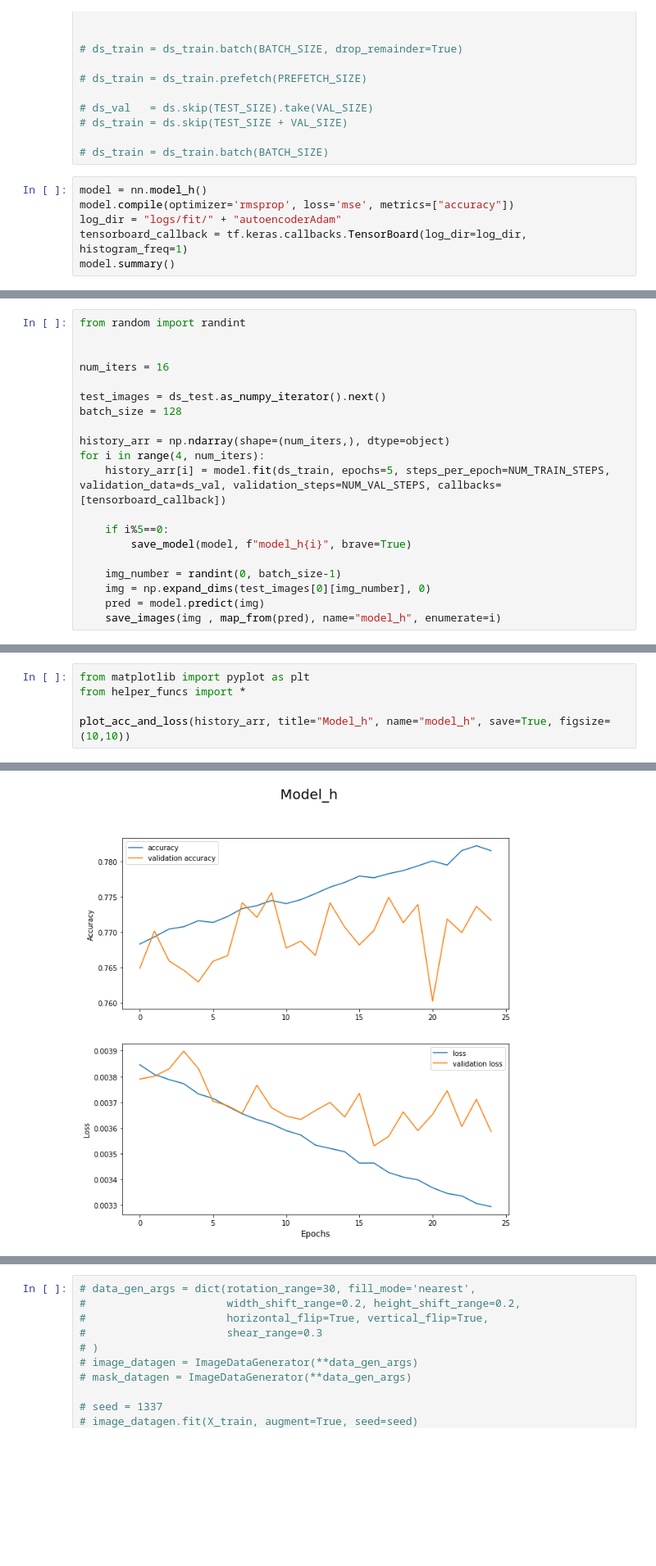
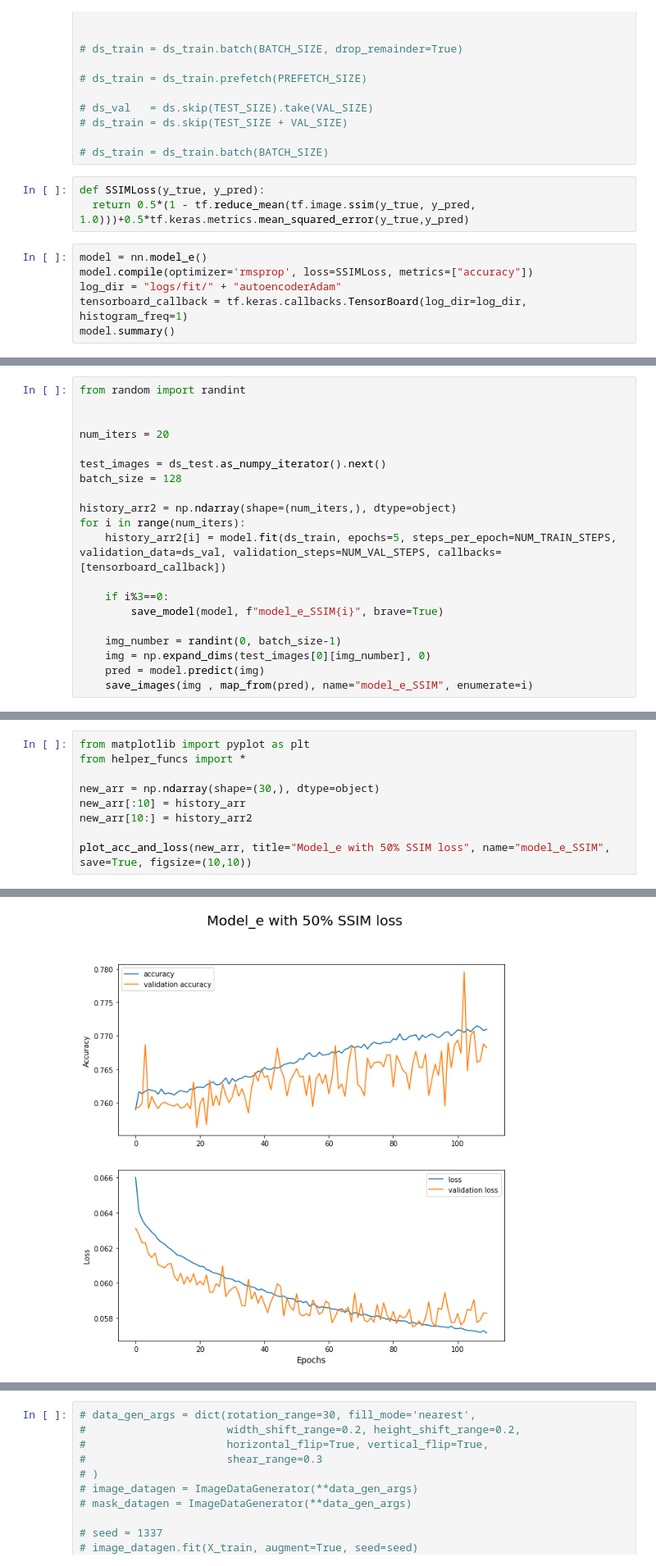
Before and after one commit to BjarniHaukur/GG-Lokaverkefni, a Jupyter notebook: loka.ipynb, the cells around one changed output, grey strips where cells are left out. Shown at 82% size. Saved outputs shown, nothing was run; the diff lists cells and outputs as text; blank space fills up the shorter version.

```diff
--- a/loka.ipynb
+++ b/loka.ipynb
@@ -102,9 +102,12 @@ ds_test  = create_dataset_from_files(test_files)
 # ds_train = ds.skip(TEST_SIZE + VAL_SIZE)
 
 # ds_train = ds_train.batch(BATCH_SIZE)
+# %%
+def SSIMLoss(y_true, y_pred):
+  return 0.5*(1 - tf.reduce_mean(tf.image.ssim(y_true, y_pred, 1.0)))+0.5*tf.keras.metrics.mean_squared_error(y_true,y_pred)
 # %%
-model = nn.model_h()
-model.compile(optimizer='rmsprop', loss='mse', metrics=["accuracy"])
+model = nn.model_e()
+model.compile(optimizer='rmsprop', loss=SSIMLoss, metrics=["accuracy"])
 log_dir = "logs/fit/" + "autoencoderAdam"
 tensorboard_callback = tf.keras.callbacks.TensorBoard(log_dir=log_dir, histogram_freq=1)
 model.summary()
@@ -130,19 +133,19 @@ _________________________________________________________________
 from random import randint
 
 
-num_iters = 16
+num_iters = 20
 
 test_images = ds_test.as_numpy_iterator().next()
 batch_size = 128
 
-history_arr = np.ndarray(shape=(num_iters,), dtype=object)
-for i in range(4, num_iters):
-    history_arr[i] = model.fit(ds_train, epochs=5, steps_per_epoch=NUM_TRAIN_STEPS, validation_data=ds_val, validation_steps=NUM_VAL_STEPS, callbacks=[tensorboard_callback])
+history_arr2 = np.ndarray(shape=(num_iters,), dtype=object)
+for i in range(num_iters):
+    history_arr2[i] = model.fit(ds_train, epochs=5, steps_per_epoch=NUM_TRAIN_STEPS, validation_data=ds_val, validation_steps=NUM_VAL_STEPS, callbacks=[tensorboard_callback])
 
-    if i%5==0:
-        save_model(model, f"model_h{i}", brave=True)
+    if i%3==0:
+        save_model(model, f"model_e_SSIM{i}", brave=True)
 
     img_number = randint(0, batch_size-1)
     img = np.expand_dims(test_images[0][img_number], 0)
     pred = model.predict(img)
-    save_images(img , map_from(pred), name="model_h", enumerate=i)
+    save_images(img , map_from(pred), name="model_e_SSIM", enumerate=i)
@@ -169,5 +157,9 @@ KeyboardInterrupt:
 from matplotlib import pyplot as plt
 from helper_funcs import *
 
-plot_acc_and_loss(history_arr, title="Model_h", name="model_h", save=True, figsize=(10,10))
+new_arr = np.ndarray(shape=(30,), dtype=object)
+new_arr[:10] = history_arr
+new_arr[10:] = history_arr2
+
+plot_acc_and_loss(new_arr, title="Model_e with 50% SSIM loss", name="model_e_SSIM", save=True, figsize=(10,10))
 # %% [output]
@@ -175 +166 @@ Plot already exists, overwrite?
-[figure, old version]
+[figure, new version]
```
Also changed, not shown: parts of 6 cells of this notebook, 1 other file.
